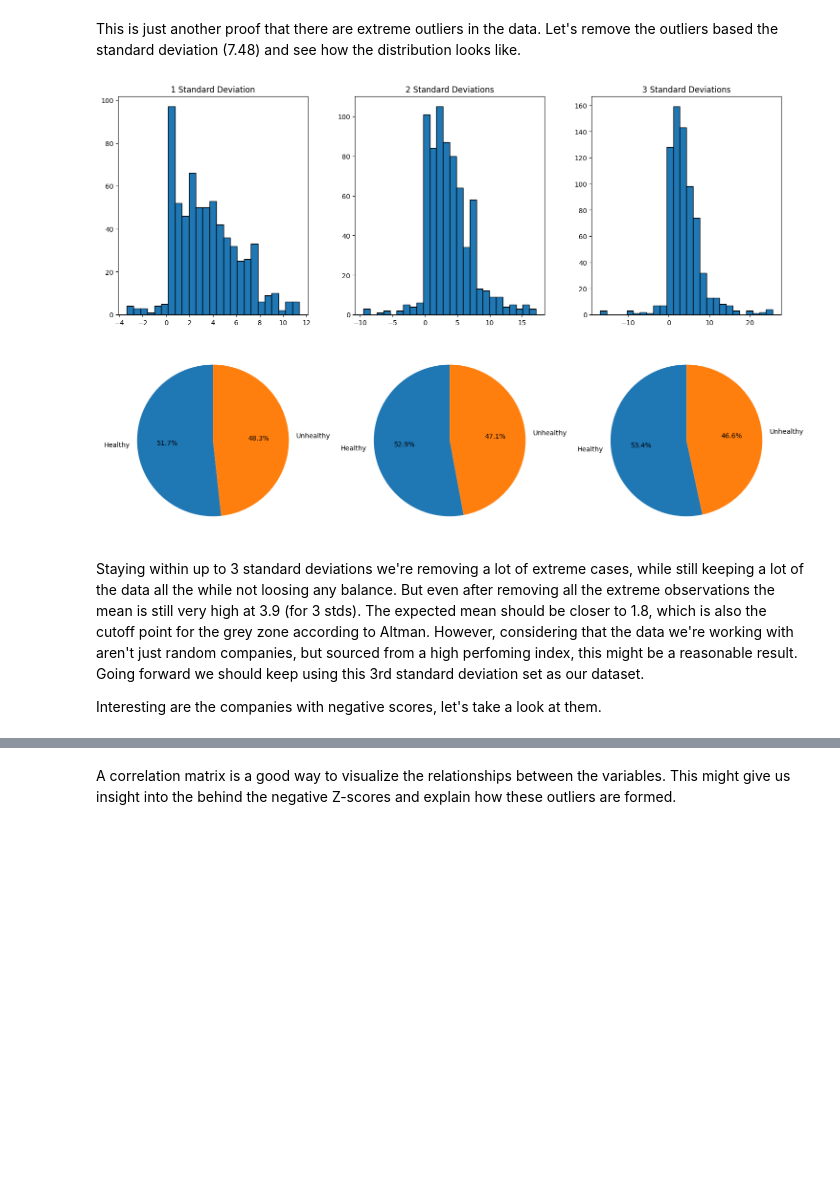
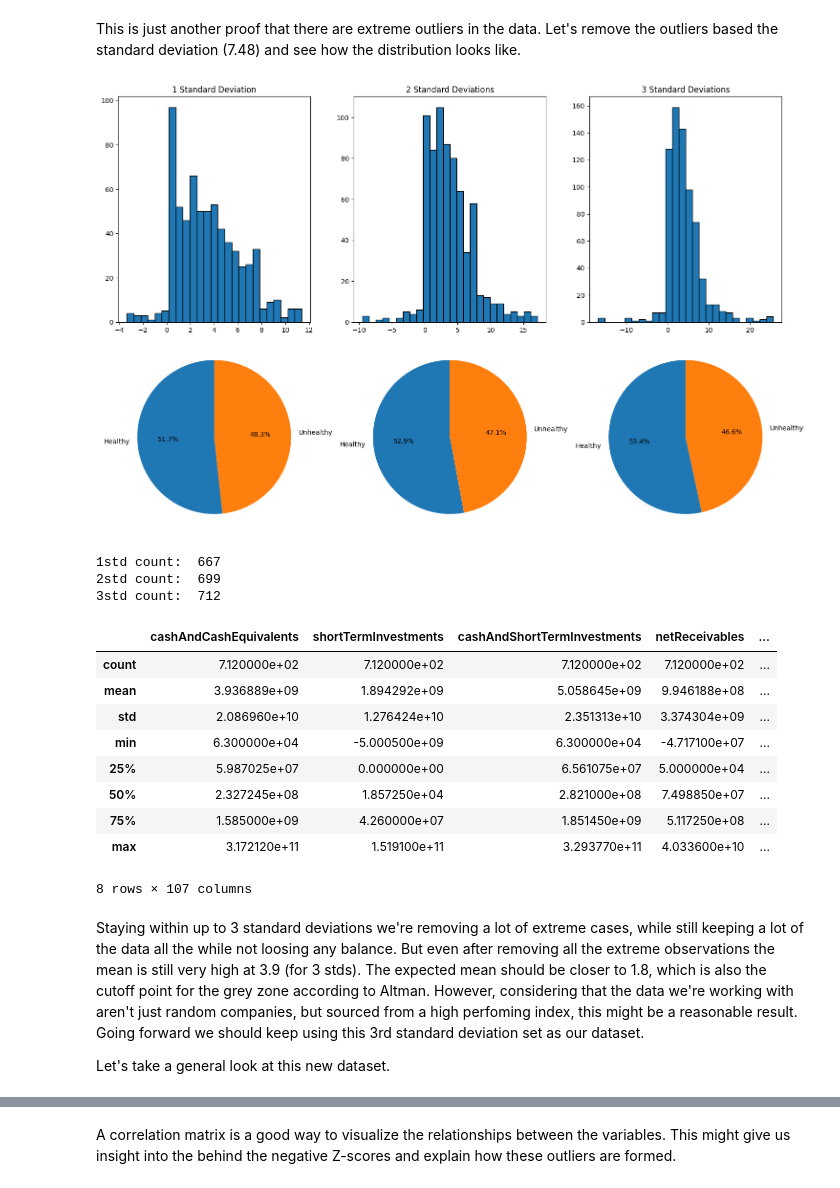
Before and after one commit to quityQ/bachelor, a Jupyter notebook: analysis_logreg.ipynb, the cells around one changed output, grey strips where cells are left out. Drawn from its saved outputs; the diff is of its cells as text; code cells hidden in the pictures; blank space fills up the shorter version.

```diff
--- a/analysis_logreg.ipynb
+++ b/analysis_logreg.ipynb
@@ -211,11 +249,32 @@ axs[0, 2].hist(df_3std['z_score'], bins=bins3, edgecolor='black')
 axs[0, 2].set_title('3 Standard Deviations')
 axs[1, 2].pie(df_3std['unhealthy'].value_counts(), labels=[
               'Healthy', 'Unhealthy'], autopct='%1.1f%%', startangle=90)
+plt.savefig('./graphics/z_score_distributions_std.svg')
 plt.show()
+
+print("1std count: ", len(df_1std.index))
+print("2std count: ", len(df_2std.index))
+print("3std count: ", len(df_3std.index))
 # %% [output]
-[figure, old version]
+[figure, new version]
+1std count:  667
+2std count:  699
+3std count:  712
+# %%
+df_3std.describe()
+# %% [output]
+|  | cashAndCashEquivalents | shortTermInvestments | cashAndShortTermInvestments | netReceivables | ... |
+| count | 7.120000e+02 | 7.120000e+02 | 7.120000e+02 | 7.120000e+02 | ... |
+| mean | 3.936889e+09 | 1.894292e+09 | 5.058645e+09 | 9.946188e+08 | ... |
+| std | 2.086960e+10 | 1.276424e+10 | 2.351313e+10 | 3.374304e+09 | ... |
+| min | 6.300000e+04 | -5.000500e+09 | 6.300000e+04 | -4.717100e+07 | ... |
+| 25% | 5.987025e+07 | 0.000000e+00 | 6.561075e+07 | 5.000000e+04 | ... |
+| 50% | 2.327245e+08 | 1.857250e+04 | 2.821000e+08 | 7.498850e+07 | ... |
+| 75% | 1.585000e+09 | 4.260000e+07 | 1.851450e+09 | 5.117250e+08 | ... |
+| max | 3.172120e+11 | 1.519100e+11 | 3.293770e+11 | 4.033600e+10 | ... |
+8 rows × 107 columns
 # %% [markdown]
 Staying within up to 3 standard deviations we're removing a lot of extreme cases, while still keeping a lot of the data all the while not loosing any balance.
 But even after removing all the extreme observations the mean is still very high at 3.9 (for 3 stds). The expected mean should be closer to 1.8, which is also the cutoff point for the grey zone according to Altman. However, considering that the data we're working with aren't just random companies, but sourced from a high perfoming index, this might be a reasonable result. Going forward we should keep using this 3rd standard deviation set as our dataset.
 
-Interesting are the companies with negative scores, let's take a look at them.
+Let's take a general look at this new dataset.
```
Also changed, not shown: parts of 8 cells of this notebook, 5 other files.
